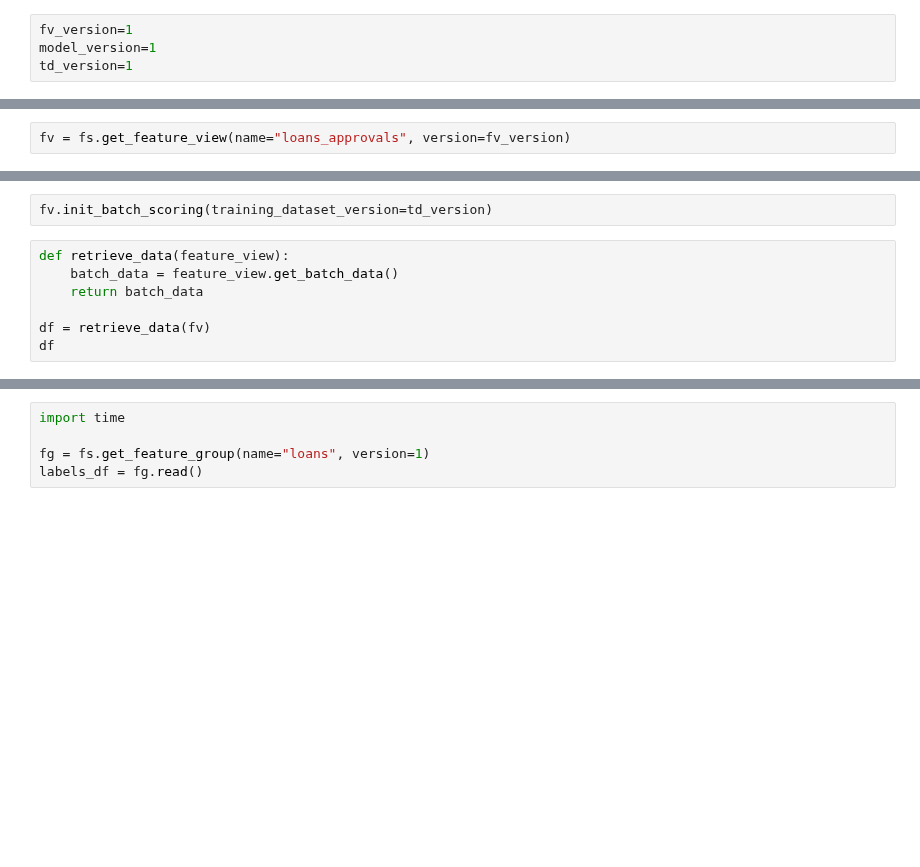
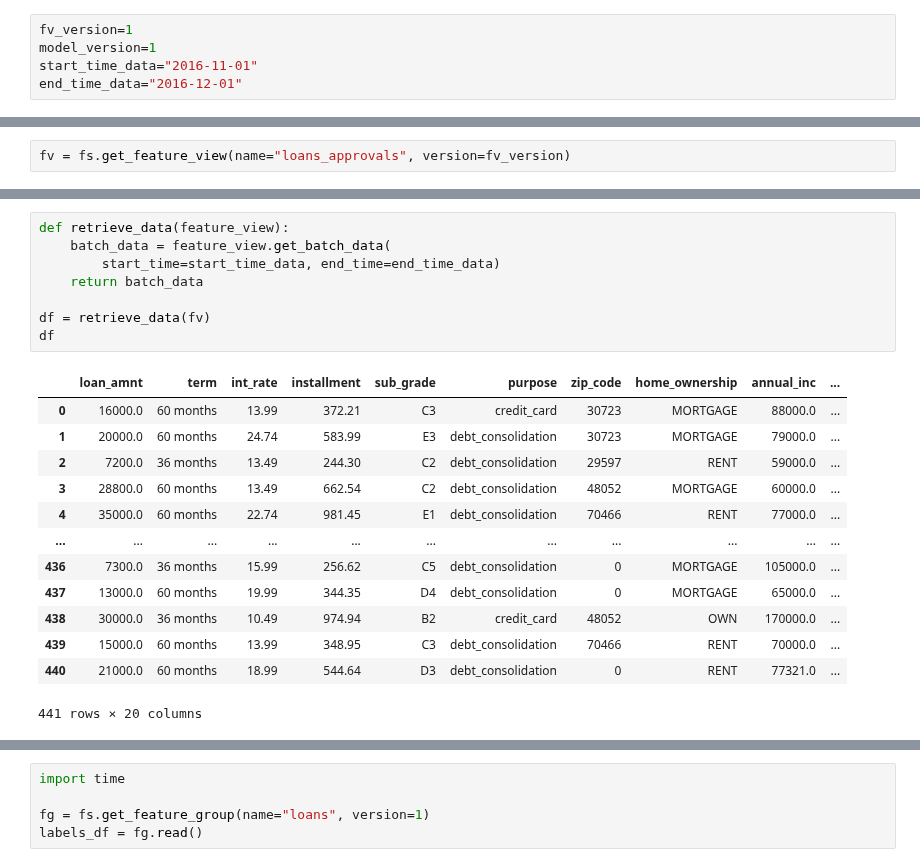
Before and after one commit to logicalclocks/hopsworks-tutorials, a Jupyter notebook: loan_approval/3-loan-approval-batch-inference.ipynb, the cells around one changed output, grey strips where cells are left out. Drawn from its saved outputs; the diff is of its cells as text; blank space fills up the shorter version.

```diff
--- a/loan_approval/3-loan-approval-batch-inference.ipynb
+++ b/loan_approval/3-loan-approval-batch-inference.ipynb
@@ -16,7 +29,8 @@ from sklearn.feature_selection import SelectPercentile, chi2
 # %%
 fv_version=1
 model_version=1
-td_version=1
+start_time_data="2016-11-01"
+end_time_data="2016-12-01"
 # %%
 import os
 
@@ -48,12 +72,25 @@ print(arr)
-# %%
-fv.init_batch_scoring(training_dataset_version=td_version)
 # %%
 def retrieve_data(feature_view):
-    batch_data = feature_view.get_batch_data()
+    batch_data = feature_view.get_batch_data(
+        start_time=start_time_data, end_time=end_time_data)
     return batch_data
 
 df = retrieve_data(fv)
 df
+# %% [output]
+|  | loan_amnt | term | int_rate | installment | sub_grade | purpose | zip_code | home_ownership | annual_inc | ... |
+| 0 | 16000.0 | 60 months | 13.99 | 372.21 | C3 | credit_card | 30723 | MORTGAGE | 88000.0 | ... |
+| 1 | 20000.0 | 60 months | 24.74 | 583.99 | E3 | debt_consolidation | 30723 | MORTGAGE | 79000.0 | ... |
+| 2 | 7200.0 | 36 months | 13.49 | 244.30 | C2 | debt_consolidation | 29597 | RENT | 59000.0 | ... |
+| 3 | 28800.0 | 60 months | 13.49 | 662.54 | C2 | debt_consolidation | 48052 | MORTGAGE | 60000.0 | ... |
+| 4 | 35000.0 | 60 months | 22.74 | 981.45 | E1 | debt_consolidation | 70466 | RENT | 77000.0 | ... |
+| ... | ... | ... | ... | ... | ... | ... | ... | ... | ... | ... |
+| 436 | 7300.0 | 36 months | 15.99 | 256.62 | C5 | debt_consolidation | 0 | MORTGAGE | 105000.0 | ... |
+| 437 | 13000.0 | 60 months | 19.99 | 344.35 | D4 | debt_consolidation | 0 | MORTGAGE | 65000.0 | ... |
+| 438 | 30000.0 | 36 months | 10.49 | 974.94 | B2 | credit_card | 48052 | OWN | 170000.0 | ... |
+| 439 | 15000.0 | 60 months | 13.99 | 348.95 | C3 | debt_consolidation | 70466 | RENT | 70000.0 | ... |
+| 440 | 21000.0 | 60 months | 18.99 | 544.64 | D3 | debt_consolidation | 0 | RENT | 77321.0 | ... |
+441 rows × 20 columns
 # %%
 def get_model(project):
     mr = project.get_model_registry()
```
Also changed, not shown: parts of 13 cells of this notebook, 2 other files.
